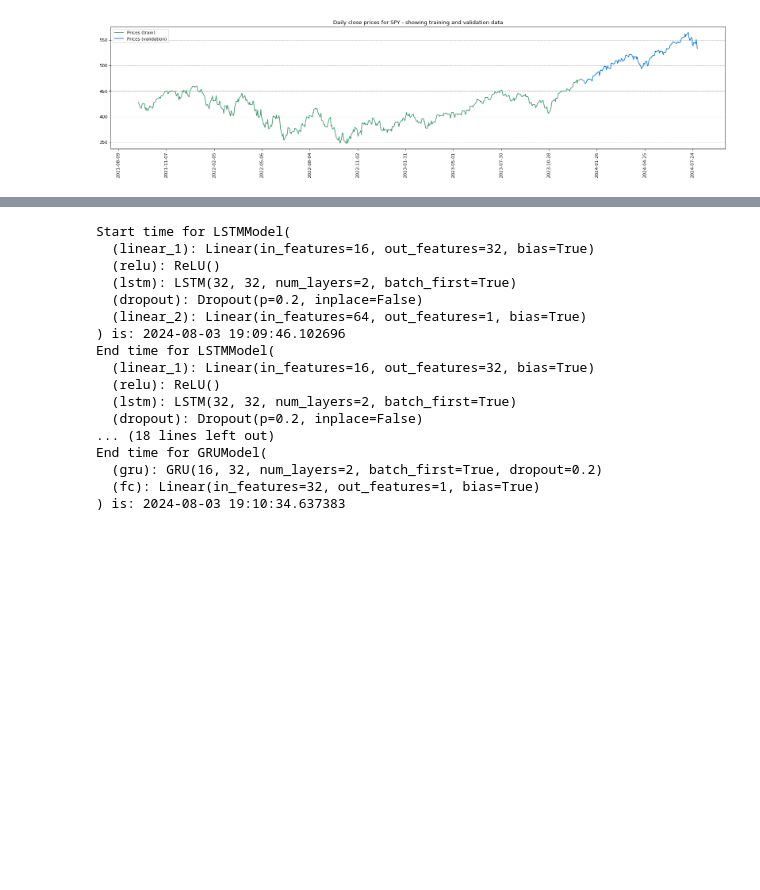
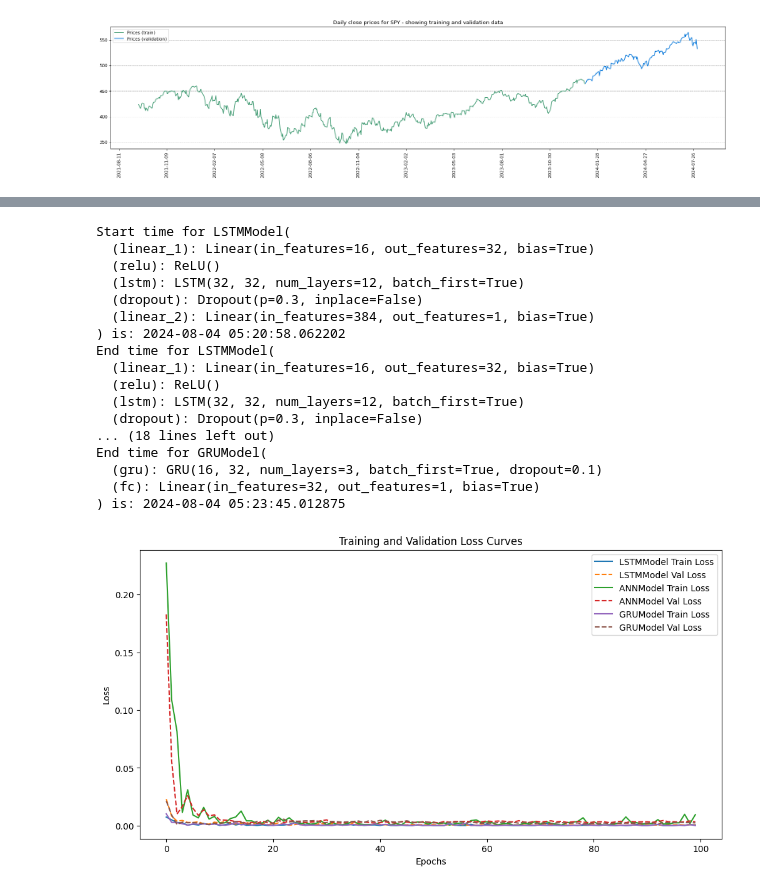
Before and after one commit to wacuna1/AAI_Capstone_LSTM, a Jupyter notebook: Capstone_Time_Series_Neural_Network_Model_Comparison.ipynb, the cells around one changed output, grey strips where cells are left out. Drawn from its saved outputs; the diff is of its cells as text; code cells hidden in the pictures; blank space fills up the shorter version.

Commit message:
Frank Ivey changes applied
added randomsearchcv, built neural network classes (LSTM, ANN, GRU), built iteration method to iterate through model objects, built charts for comparison

```diff
--- a/Capstone_Time_Series_Neural_Network_Model_Comparison.ipynb
+++ b/Capstone_Time_Series_Neural_Network_Model_Comparison.ipynb
@@ -558,6 +736,16 @@ model_types.append(grumodel)
 # %%
 # iterate through each initialized model type to get model and iterate through list for number of epochs
 for model_type in model_types:
+  model_name = model_type.__class__.__name__
+  if model_name not in train_losses:
+    train_losses[model_name] = []
+  if model_name not in val_losses:
+    val_losses[model_name] = []
+  if model_name not in train_accuracies:
+    train_accuracies[model_name] = []
+  if model_name not in val_accuracies:
+    val_accuracies[model_name] = []
+
     criterion = nn.MSELoss()
     optimizer = optim.Adam(model_type.parameters(), lr=config["training"]["learning_rate"], betas=(0.9, 0.98), eps=1e-9)
     scheduler = optim.lr_scheduler.StepLR(optimizer, step_size=config["training"]["scheduler_step_size"], gamma=0.1)
@@ -568,6 +756,11 @@ for model_type in model_types:
         loss_train, lr_train = run_epoch(train_dataloader, model_type, is_training=True)
         loss_val, lr_val = run_epoch(val_dataloader, model_type)
         scheduler.step()
+        # Store the losses and accuracies
+        train_losses[model_name].append(loss_train)
+        val_losses[model_name].append(loss_val)
+        train_accuracies[model_name].append(lr_train)
+        val_accuracies[model_name].append(lr_val)
 
         #print('Epoch[{}/{}] | loss train:{:.6f}, test:{:.6f} | lr:{:.6f}'
         #      .format(epoch+1, config["training"]["num_epoch"], loss_train, loss_val, lr_train))
@@ -577,17 +770,31 @@ for model_type in model_types:
 Start time for LSTMModel(
   (linear_1): Linear(in_features=16, out_features=32, bias=True)
   (relu): ReLU()
-  (lstm): LSTM(32, 32, num_layers=2, batch_first=True)
-  (dropout): Dropout(p=0.2, inplace=False)
-  (linear_2): Linear(in_features=64, out_features=1, bias=True)
-) is: 2024-08-03 19:09:46.102696
+  (lstm): LSTM(32, 32, num_layers=12, batch_first=True)
+  (dropout): Dropout(p=0.3, inplace=False)
+  (linear_2): Linear(in_features=384, out_features=1, bias=True)
+) is: 2024-08-04 05:20:58.062202
 End time for LSTMModel(
   (linear_1): Linear(in_features=16, out_features=32, bias=True)
   (relu): ReLU()
-  (lstm): LSTM(32, 32, num_layers=2, batch_first=True)
-  (dropout): Dropout(p=0.2, inplace=False)
+  (lstm): LSTM(32, 32, num_layers=12, batch_first=True)
+  (dropout): Dropout(p=0.3, inplace=False)
 ... (18 lines left out)
 End time for GRUModel(
-  (gru): GRU(16, 32, num_layers=2, batch_first=True, dropout=0.2)
+  (gru): GRU(16, 32, num_layers=3, batch_first=True, dropout=0.1)
   (fc): Linear(in_features=32, out_features=1, bias=True)
-) is: 2024-08-03 19:10:34.637383
+) is: 2024-08-04 05:23:45.012875
+# %%
+# Plotting the loss curves
+plt.figure(figsize=(12, 6))
+for model_name in train_losses.keys():
+    plt.plot(train_losses[model_name], label=f'{model_name} Train Loss')
+    plt.plot(val_losses[model_name], label=f'{model_name} Val Loss', linestyle='--')
+
+plt.xlabel('Epochs')
+plt.ylabel('Loss')
+plt.title('Training and Validation Loss Curves')
+plt.legend()
+plt.show()
+# %% [output]
+[figure, added]
```
Also changed, not shown: parts of 25 cells of this notebook.
